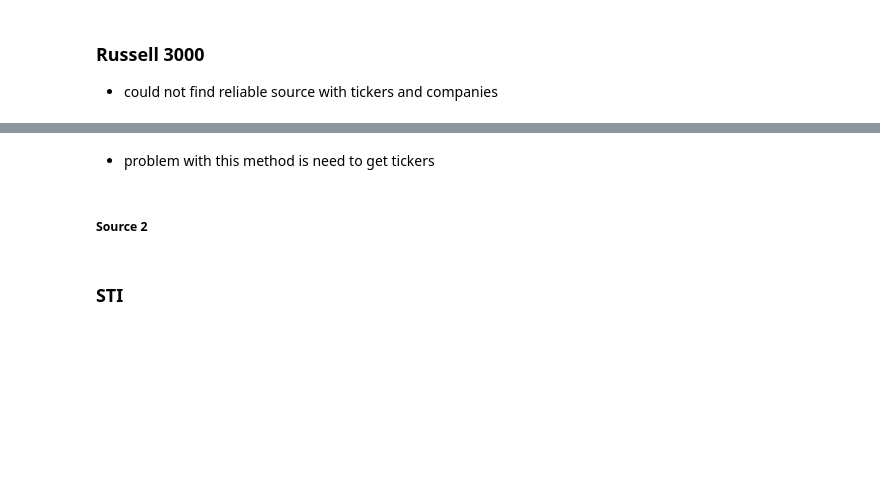
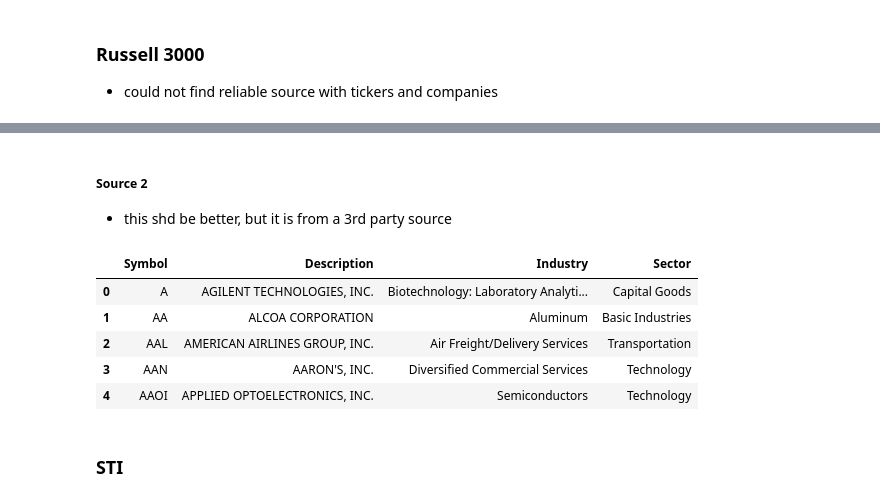
Before and after one commit to Sivalavida/Text-based-Industry-Classification, a Jupyter notebook: Scraper script.ipynb, the cells around one changed output, grey strips where cells are left out. Drawn from its saved outputs; the diff is of its cells as text; code cells hidden in the pictures; blank space fills up the shorter version.

```diff
--- a/Scraper script.ipynb
+++ b/Scraper script.ipynb
@@ -74,6 +90,6 @@ russell3000_tickers_df.head()
-# %% [markdown]
-- problem with this method is need to get tickers
-# %% [markdown]
-##### Source 2
+# %% [markdown]
+##### Source 2
+
+ - this shd be better, but it is from a 3rd party source
 # %%
-russell_ticker_df = pd.read_html('http://www.kibot.com/Historical_Data/Russell_3000_Historical_Intraday_Data.aspx')[1]
+russell_tickers_df = pd.read_html('http://www.kibot.com/Historical_Data/Russell_3000_Historical_Intraday_Data.aspx')[1]
@@ -82,4 +96,11 @@ russell_ticker_df.head()
 # %%
-russell_ticker_df = russell_ticker_df.rename(columns=russell_ticker_df.iloc[0]).drop(0)[
+russell_tickers_df = russell_tickers_df.rename(columns=russell_tickers_df.iloc[0]).drop(0)[
                         ['Symbol', 'Description', 'Industry', 'Sector']].reset_index(drop=True)
-russell_ticker_df.head()
+russell_tickers_df.head()
+# %% [output]
+|  | Symbol | Description | Industry | Sector |
+| 0 | A | AGILENT TECHNOLOGIES, INC. | Biotechnology: Laboratory Analyti... | Capital Goods |
+| 1 | AA | ALCOA CORPORATION | Aluminum | Basic Industries |
+| 2 | AAL | AMERICAN AIRLINES GROUP, INC. | Air Freight/Delivery Services | Transportation |
+| 3 | AAN | AARON'S, INC. | Diversified Commercial Services | Technology |
+| 4 | AAOI | APPLIED OPTOELECTRONICS, INC. | Semiconductors | Technology |
```
Also changed, not shown: parts of 38 cells of this notebook, 1 other file.
